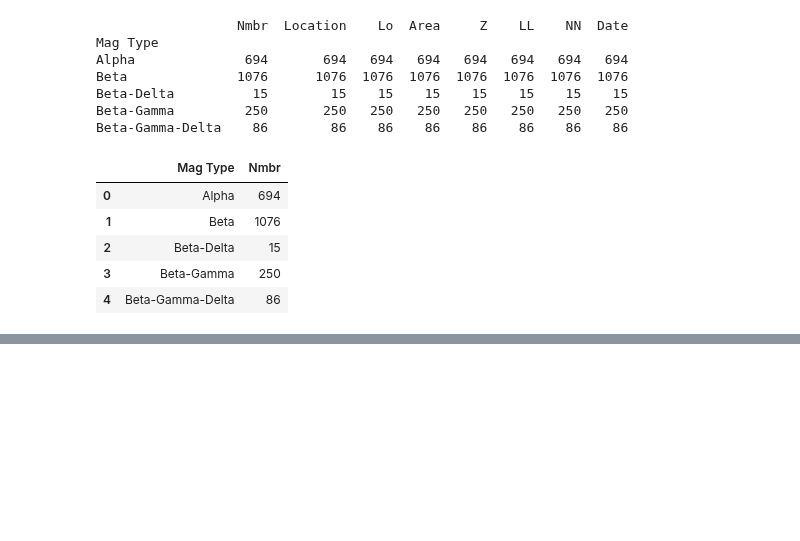
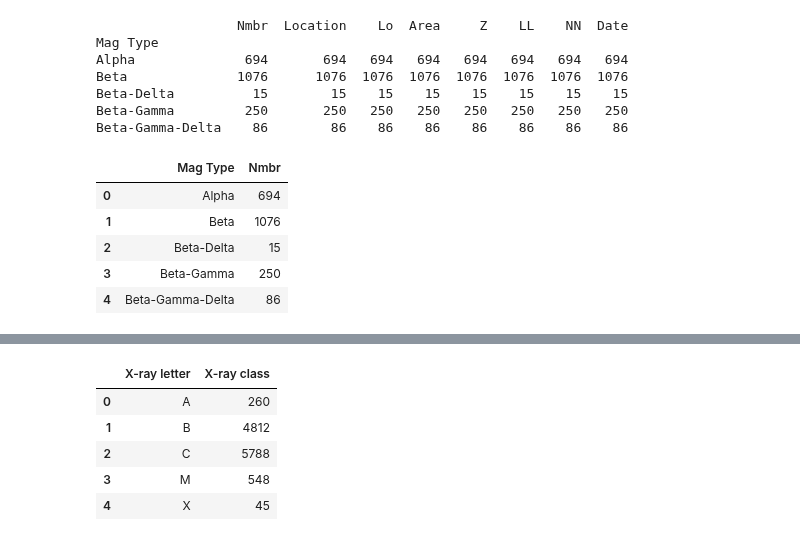
Before and after one commit to Nschanche/Flare_peaks, a Jupyter notebook: flare_project.ipynb, the cells around one changed output, grey strips where cells are left out. Saved outputs shown, nothing was run; the diff lists cells and outputs as text; code cells hidden in the pictures; blank space fills up the shorter version.

```diff
--- a/flare_project.ipynb
+++ b/flare_project.ipynb
@@ -381,0 +402,13 @@ plt.show()
+# %%
+flare_class_group = recent_flare_catalog[['X-ray class', 'X-ray letter']]
+flare_class_group = flare_class_group.groupby('X-ray letter').count()
+flare_class_group = flare_class_group[['X-ray class']]
+flare_class_group.reset_index(inplace=True)
+flare_class_group.head()
+# %% [output]
+|  | X-ray letter | X-ray class |
+| 0 | A | 260 |
+| 1 | B | 4812 |
+| 2 | C | 5788 |
+| 3 | M | 548 |
+| 4 | X | 45 |
```
Also changed, not shown: parts of 12 cells of this notebook.
